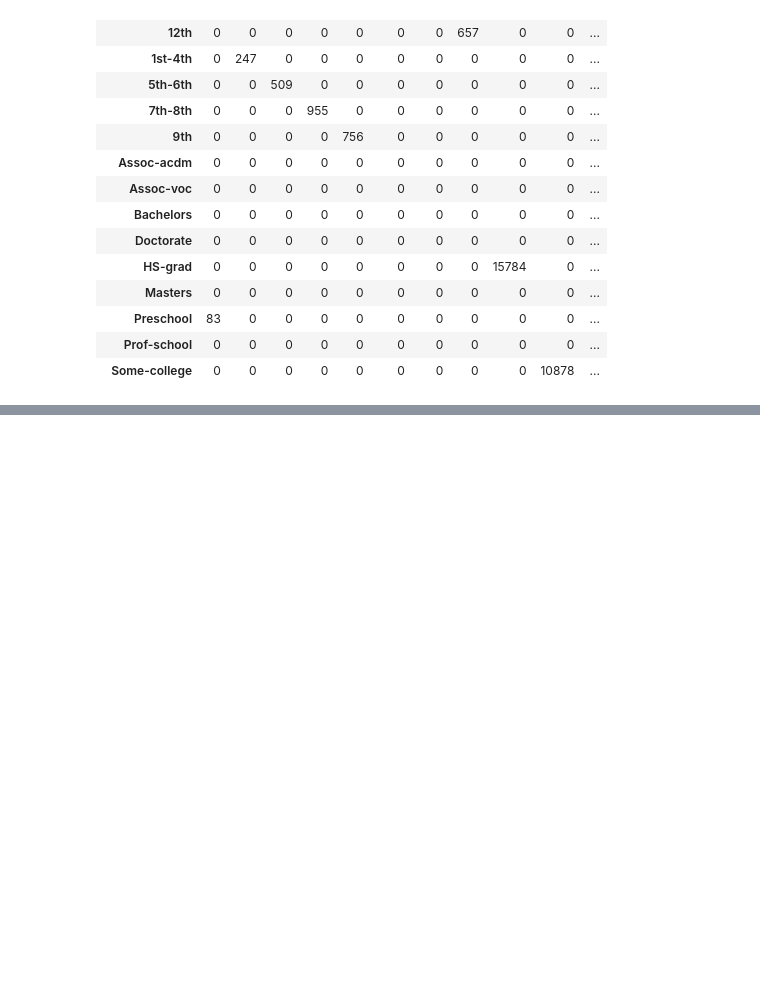
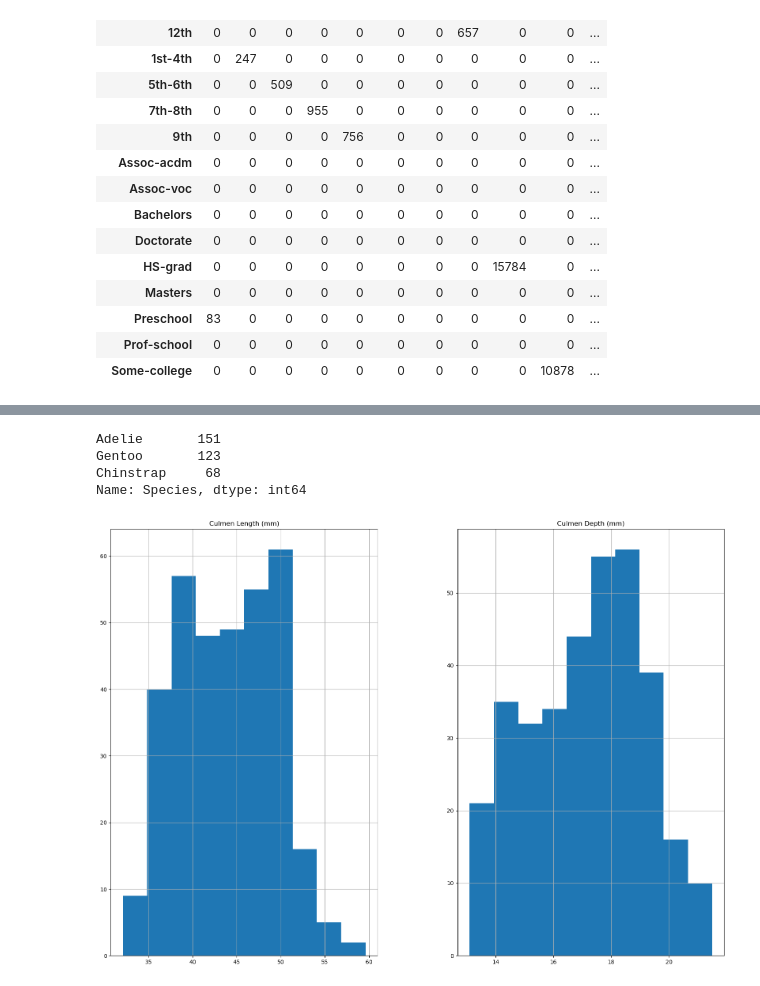
Before and after one commit to Pirouz-Nourian/scikit-learn-mooc, a Jupyter notebook: lesson/lesson1-data_exploration.ipynb, the cells around one changed output, grey strips where cells are left out. Cells and saved outputs as stored; diff of their text form; code cells hidden in the pictures; blank space fills up the shorter version.

```diff
--- a/lesson/lesson1-data_exploration.ipynb
+++ b/lesson/lesson1-data_exploration.ipynb
@@ -149,0 +180,2 @@ pd.crosstab(index=adult_census["education"],columns=adult_census["education-num"
+# %%
+penguins=pd.read_csv("../datasets/penguins_classification.csv")
@@ -149,0 +191,11 @@ pd.crosstab(index=adult_census["education"],columns=adult_census["education-num"
+# %%
+penguins["Species"].value_counts()
+# %% [output]
+Adelie       151
+Gentoo       123
+Chinstrap     68
+Name: Species, dtype: int64
+# %%
+_=penguins.hist(figsize=(20,14))
+# %% [output]
+[figure, added]
```
Also changed, not shown: parts of 7 cells of this notebook.
